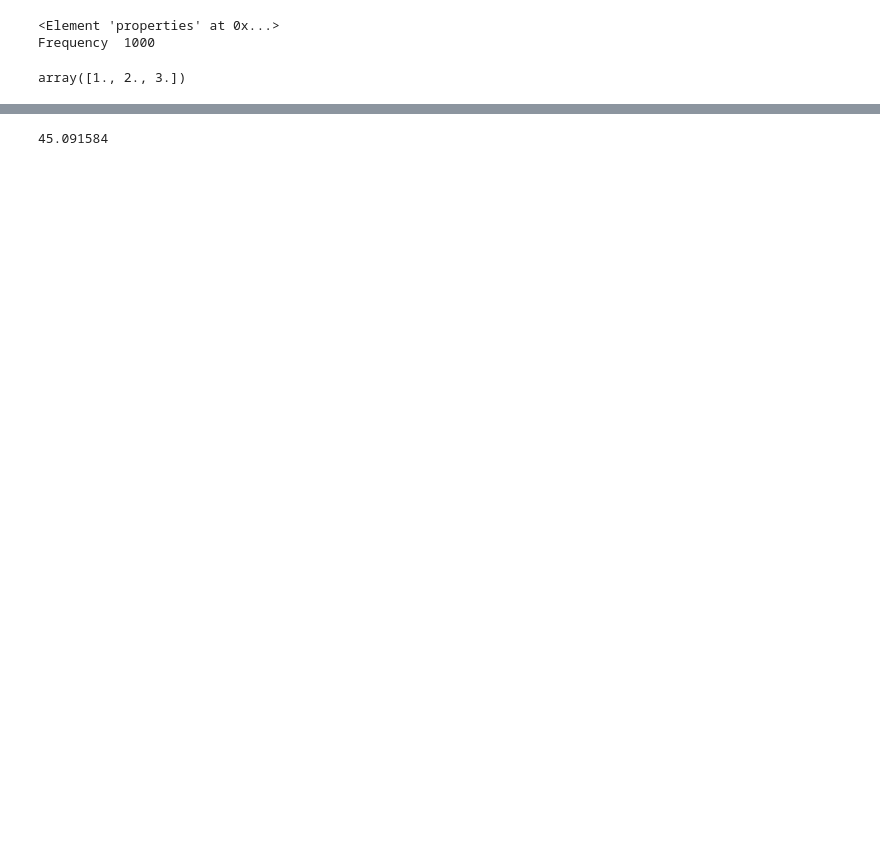
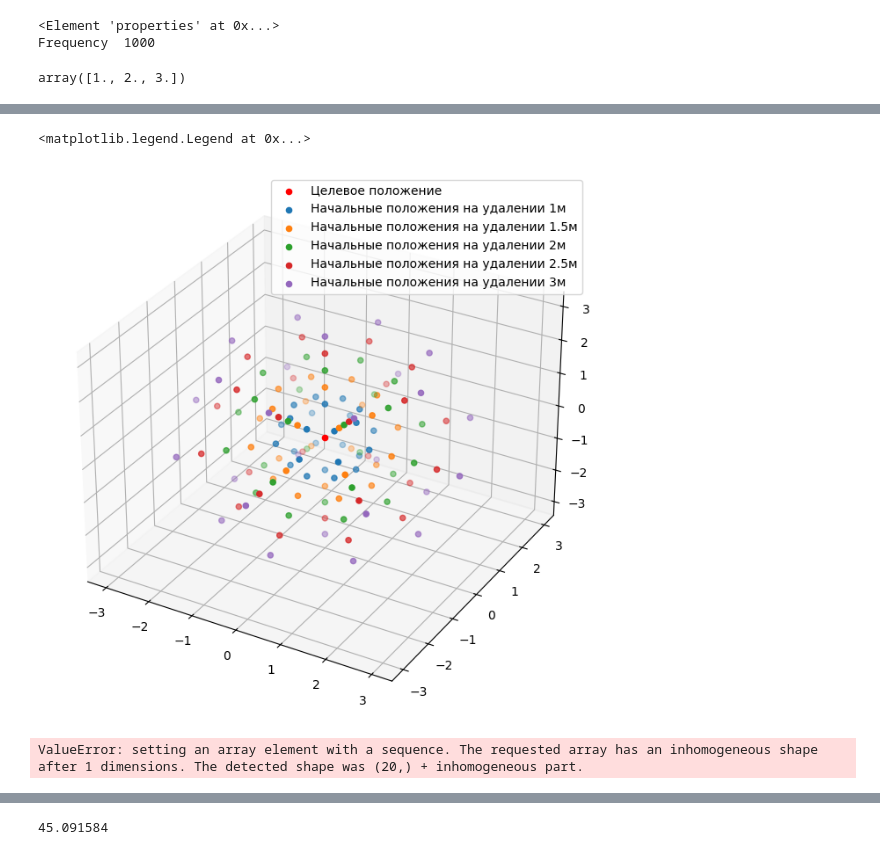
Before and after one commit to L-ED/RL_Drone, a Jupyter notebook: devel.ipynb, the cells around one changed output, grey strips where cells are left out. Cells and saved outputs as stored; diff of their text form; code cells hidden in the pictures; blank space fills up the shorter version.

```diff
--- a/devel.ipynb
+++ b/devel.ipynb
@@ -35,0 +104,47 @@ array([ 1.2246468e-16,  0.0000000e+00, -1.0000000e+00])
+# %%
+import matplotlib.pyplot as plt
+import numpy as np
+
+fig = plt.figure(figsize=(16, 8))
+ax = fig.add_subplot(projection='3d')
+ax.scatter(0, 0, 0, color='r')
+ax.scatter(points[:,0], points[:,1], points[:,2])
+ax.scatter(points[:,0]*1.5, points[:,1]*1.5, points[:,2]*1.5)
+ax.scatter(points[:,0]*2., points[:,1]*2., points[:,2]*2.)
+ax.scatter(points[:,0]*2.5, points[:,1]*2.5, points[:,2]*2.5)
+ax.scatter(points[:,0]*3., points[:,1]*3., points[:,2]*3.)
+ax.legend([
+    'Целевое положение',
+    'Начальные положения на удалении 1м',
+    'Начальные положения на удалении 1.5м',
+    'Начальные положения на удалении 2м',
+    'Начальные положения на удалении 2.5м',
+    'Начальные положения на удалении 3м',
+], loc='best')
+# %% [output]
+<matplotlib.legend.Legend at 0x...>
+[figure, added]
+# %%
+# 0.5 success rate 1.0
+rates = np.array([[1.0, 1.0, 1.0],
+    [1.5, 1.0, 1.0],
+    [2.0, 0.8076923076923077, 1.0],
+    [2.5, 0.7307692307692307, 0.9615384615384616],
+    [3.0, 0.6538461538461539, 0.8076923076923077],
+    [3.5, 0.6153846153846154, 0.7307692307692307],
+    [4.0, 0.5384615384615384, 0.6538461538461539],
+    [4.5, 0.5384615384615384, 0.6538461538461539],
+    [5.0, 0.4230769230769231, 0.6923076923076923],
+    [5.5, 0.3076923076923077, 0.6538461538461539],
+    # [6.0, 0.3076923076923077, 0.5384615384615384],
+    # [6.5, 0.34615384615384615, 0.46153846153846156],
+    # [7.0, 0.2692307692307692, 0.3076923076923077],
+    # [7.5, 0.2692307692307692], 0.3076923076923077,
+    # [8.0, 0.3076923076923077, 0.3076923076923077],
+    # [8.5, 0.2692307692307692, 0.34615384615384615],
+    # [9.0, 0.3076923076923077, 0.3076923076923077],
+    # [9.5, 0.23076923076923078, 0.3076923076923077],
+    # [10.0, 0.23076923076923078, 0.23076923076923078]
+])
+# %% [output]
+ValueError: setting an array element with a sequence. The requested array has an inhomogeneous shape after 1 dimensions. The detected shape was (20,) + inhomogeneous part.
```
Also changed, not shown: parts of 27 cells of this notebook, 6 other files.
